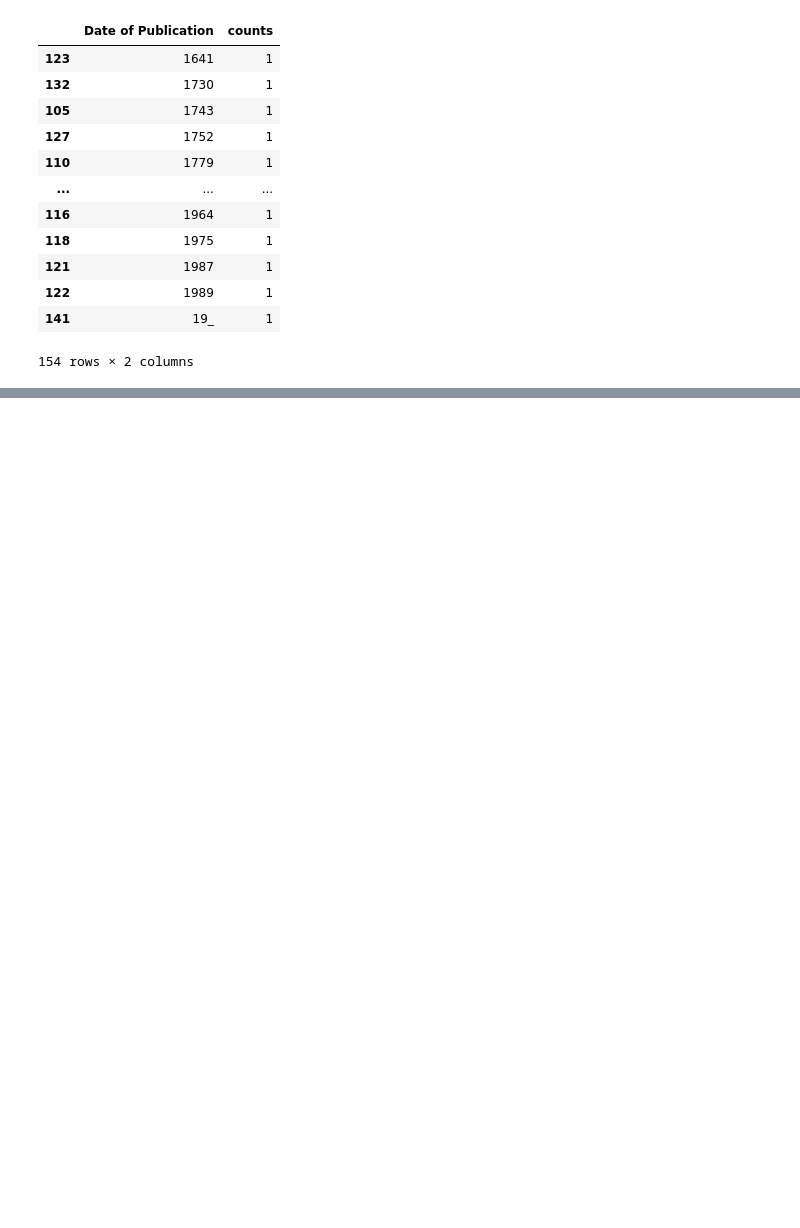
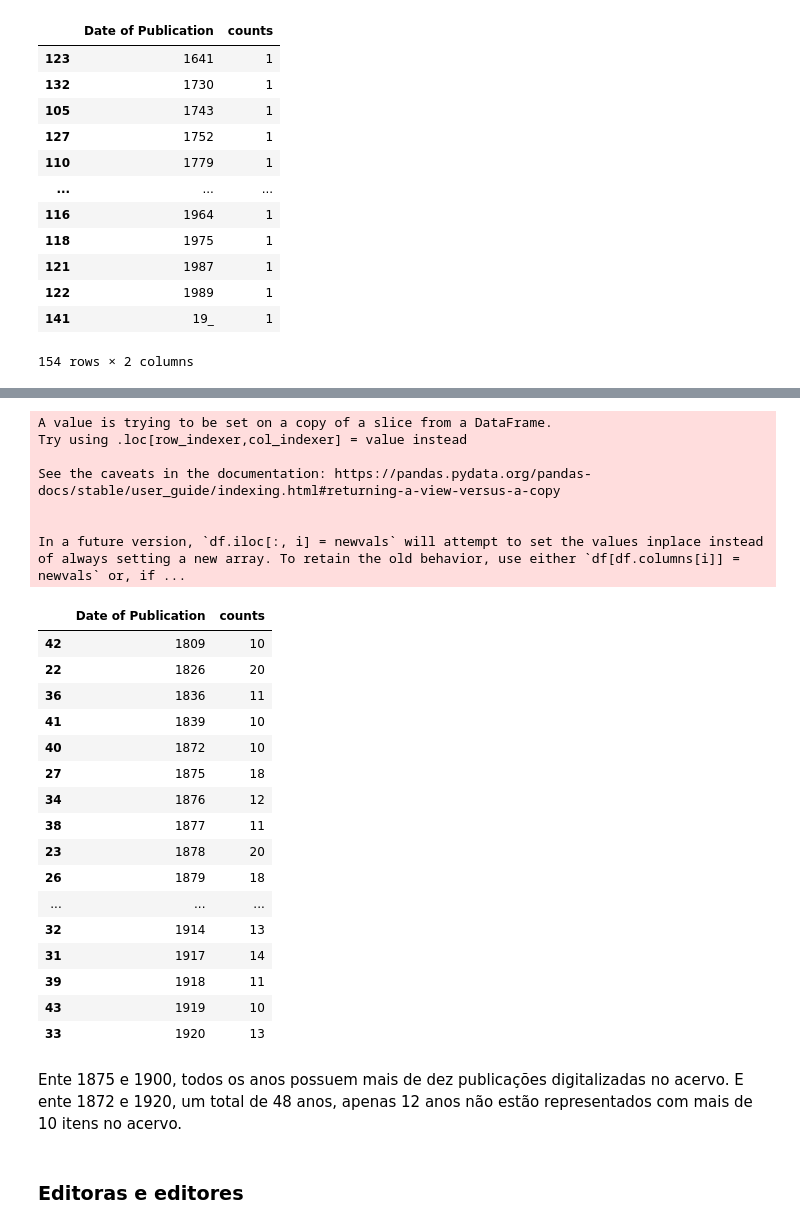
Before and after one commit to ericbrasiln/hemdig-framework, a Jupyter notebook: repositorios/BND-PT/pandas/analise_bnp.ipynb, the cells around one changed output, grey strips where cells are left out. Drawn from its saved outputs; the diff is of its cells as text; code cells hidden in the pictures; blank space fills up the shorter version.

```diff
--- a/repositorios/BND-PT/pandas/analise_bnp.ipynb
+++ b/repositorios/BND-PT/pandas/analise_bnp.ipynb
@@ -190,0 +285,29 @@ fig_03.show()
+# %%
+# transforme a coluna "Date of Publication" em inteiro usando .loc
+df_date_10.loc[:, 'Date of Publication'] = df_date_10.loc[:, 'Date of Publication'].astype(int)
+df_date_10
+# %% [output]
+A value is trying to be set on a copy of a slice from a DataFrame.
+Try using .loc[row_indexer,col_indexer] = value instead
+
+See the caveats in the documentation: https://pandas.pydata.org/pandas-docs/stable/user_guide/indexing.html#returning-a-view-versus-a-copy
+
+
+In a future version, `df.iloc[:, i] = newvals` will attempt to set the values inplace instead of always setting a new array. To retain the old behavior, use either `df[df.columns[i]] = newvals` or, if ...
+|  | Date of Publication | counts |
+| 42 | 1809 | 10 |
+| 22 | 1826 | 20 |
+| 36 | 1836 | 11 |
+| 41 | 1839 | 10 |
+| 40 | 1872 | 10 |
+| 27 | 1875 | 18 |
+| 34 | 1876 | 12 |
+| 38 | 1877 | 11 |
+| 23 | 1878 | 20 |
+| 26 | 1879 | 18 |
+| ... | ... | ... |
+| 32 | 1914 | 13 |
+| 31 | 1917 | 14 |
+| 39 | 1918 | 11 |
+| 43 | 1919 | 10 |
+| 33 | 1920 | 13 |
@@ -191,3 +319,7 @@ fig_03.show()
+# %% [markdown]
+Ente 1875 e 1900, todos os anos possuem mais de dez publicações digitalizadas no acervo. E ente 1872 e 1920, um total de 48 anos, apenas 12 anos não estão representados com mais de 10 itens no acervo.
+# %% [markdown]
+### Editoras e editores
 # %%
 # na coluna name of publisher, substituir os valores ""[s.n.]", "s.n.]" e "[s.n." por "Sem editora"
 df_periodical['Name of Publisher'] = df_periodical['Name of Publisher'].replace(['[s.n.]', 's.n.]', '[s.n.', 's.n.'], 'Sem editora')
```
Also changed, not shown: parts of 39 cells of this notebook.
